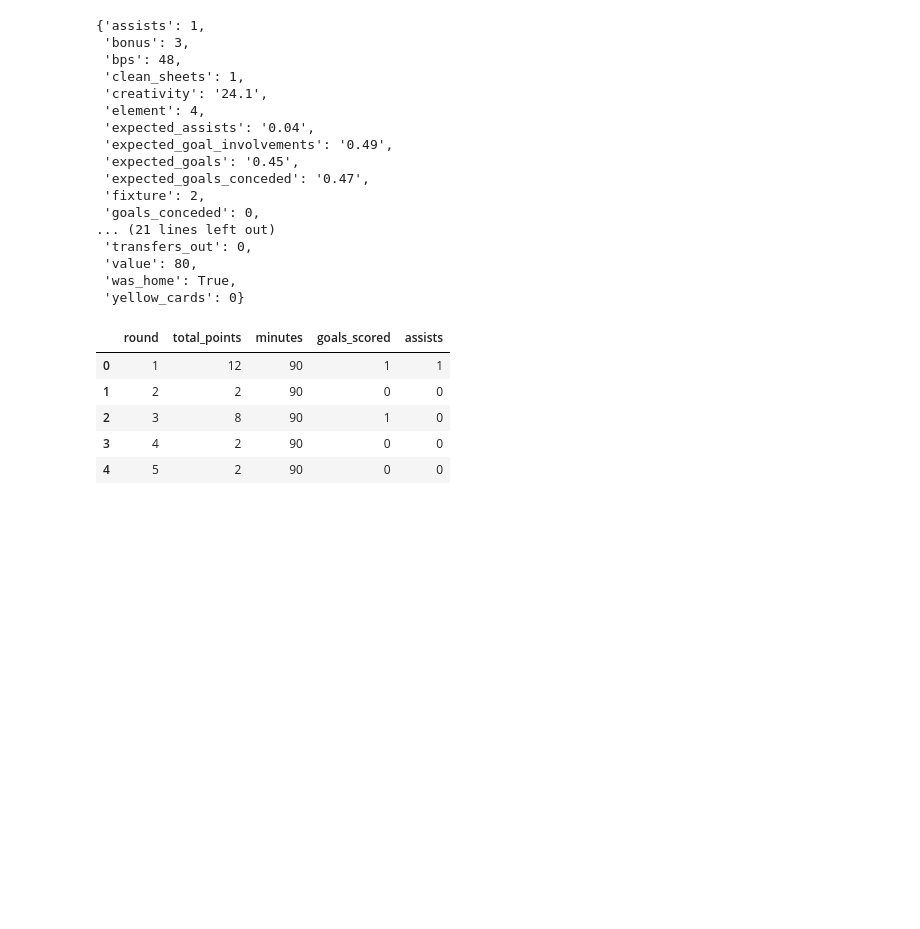
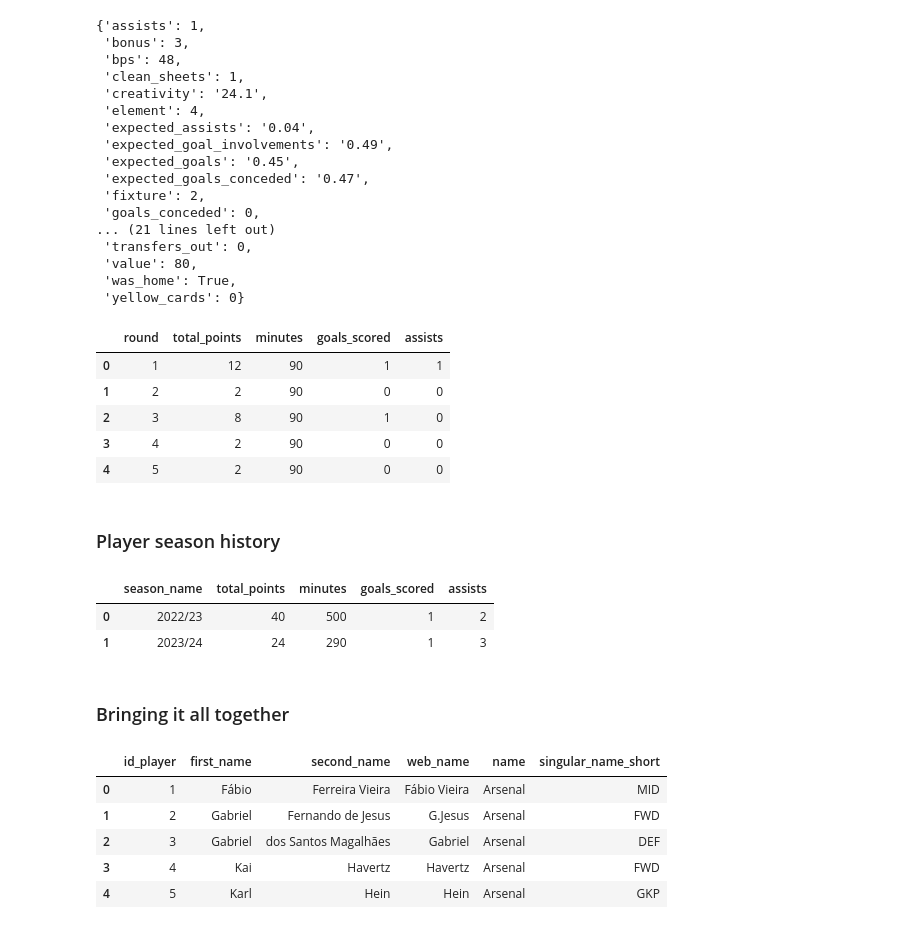
Before and after one commit to AdamTweedie/fpl-wizzard, a Jupyter notebook: fpl-wizzard.ipynb, the cells around one changed output. Saved outputs shown, nothing was run; the diff lists cells and outputs as text; code cells hidden in the pictures; blank space fills up the shorter version.

```diff
--- a/fpl-wizzard.ipynb
+++ b/fpl-wizzard.ipynb
@@ -175,3 +167,5 @@ get_gameweek_history(4)[
 | 2 | 3 | 8 | 90 | 1 | 0 |
 | 3 | 4 | 2 | 90 | 0 | 0 |
 | 4 | 5 | 2 | 90 | 0 | 0 |
+# %% [markdown]
+### Player season history
@@ -177,0 +186,47 @@ get_gameweek_history(4)[
+# %%
+# show player #1's gameweek history
+get_season_history(1)[
+    [
+        'season_name',
+        'total_points',
+        'minutes',
+        'goals_scored',
+        'assists'
+    ]
+].head(10)
+# %% [output]
+|  | season_name | total_points | minutes | goals_scored | assists |
+| 0 | 2022/23 | 40 | 500 | 1 | 2 |
+| 1 | 2023/24 | 24 | 290 | 1 | 3 |
+# %% [markdown]
+### Bringing it all together
+# %%
+# select columns of interest from players df
+players = players[
+    ['id', 'first_name', 'second_name', 'web_name', 'team',
+     'element_type']
+]
+
+# join team name
+players = players.merge(
+    teams[['id', 'name']],
+    left_on='team',
+    right_on='id',
+    suffixes=['_player', None]
+).drop(['team', 'id'], axis=1)
+
+# join player positions
+players = players.merge(
+    positions[['id', 'singular_name_short']],
+    left_on='element_type',
+    right_on='id'
+).drop(['element_type', 'id'], axis=1)
+
+players.head()
+# %% [output]
+|  | id_player | first_name | second_name | web_name | name | singular_name_short |
+| 0 | 1 | Fábio | Ferreira Vieira | Fábio Vieira | Arsenal | MID |
+| 1 | 2 | Gabriel | Fernando de Jesus | G.Jesus | Arsenal | FWD |
+| 2 | 3 | Gabriel | dos Santos Magalhães | Gabriel | Arsenal | DEF |
+| 3 | 4 | Kai | Havertz | Havertz | Arsenal | FWD |
+| 4 | 5 | Karl | Hein | Hein | Arsenal | GKP |
```
Also changed, not shown: parts of 6 cells of this notebook.
